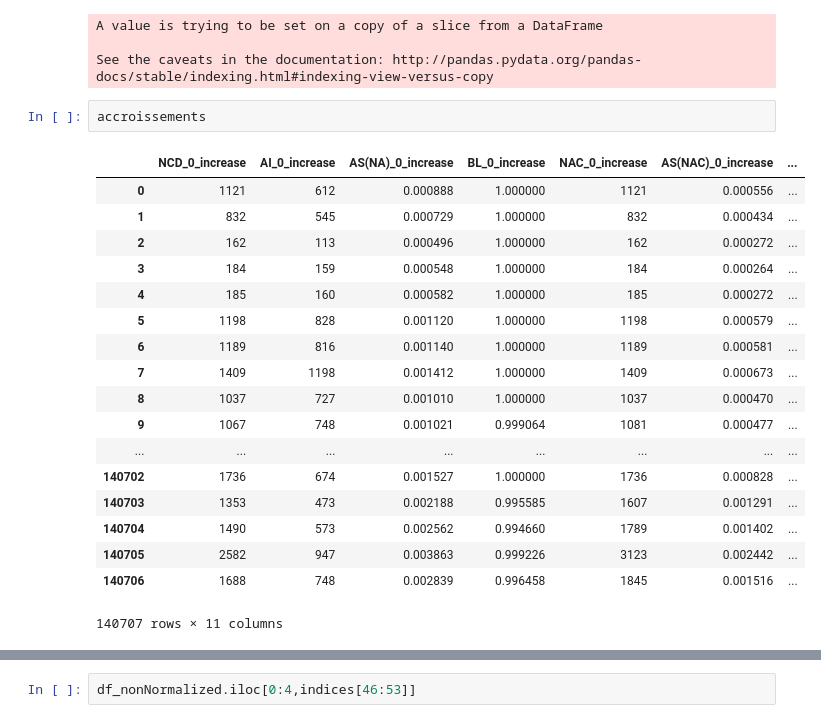
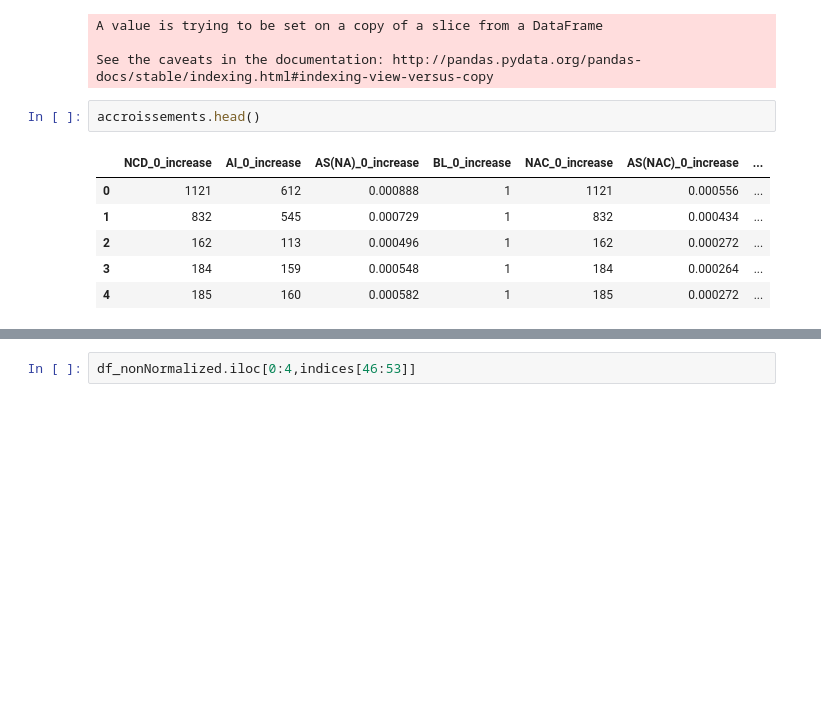
Before and after one commit to imachraoui/Buzz-social-media, a Jupyter notebook: Project-Buzz-David.ipynb, the cells around one changed output, grey strips where cells are left out. Drawn from its saved outputs; the diff is of its cells as text; blank space fills up the shorter version.

```diff
--- a/Project-Buzz-David.ipynb
+++ b/Project-Buzz-David.ipynb
@@ -151,23 +151,11 @@ A value is trying to be set on a copy of a slice from a DataFrame
 
 See the caveats in the documentation: http://pandas.pydata.org/pandas-docs/stable/indexing.html#indexing-view-versus-copy
 # %%
-accroissements
+accroissements.head()
 # %% [output]
 |  | NCD_0_increase | AI_0_increase | AS(NA)_0_increase | BL_0_increase | NAC_0_increase | AS(NAC)_0_increase | ... |
-| 0 | 1121 | 612 | 0.000888 | 1.000000 | 1121 | 0.000556 | ... |
-| 1 | 832 | 545 | 0.000729 | 1.000000 | 832 | 0.000434 | ... |
-| 2 | 162 | 113 | 0.000496 | 1.000000 | 162 | 0.000272 | ... |
-| 3 | 184 | 159 | 0.000548 | 1.000000 | 184 | 0.000264 | ... |
-| 4 | 185 | 160 | 0.000582 | 1.000000 | 185 | 0.000272 | ... |
-| 5 | 1198 | 828 | 0.001120 | 1.000000 | 1198 | 0.000579 | ... |
-| 6 | 1189 | 816 | 0.001140 | 1.000000 | 1189 | 0.000581 | ... |
-| 7 | 1409 | 1198 | 0.001412 | 1.000000 | 1409 | 0.000673 | ... |
-| 8 | 1037 | 727 | 0.001010 | 1.000000 | 1037 | 0.000470 | ... |
-| 9 | 1067 | 748 | 0.001021 | 0.999064 | 1081 | 0.000477 | ... |
-| ... | ... | ... | ... | ... | ... | ... | ... |
-| 140702 | 1736 | 674 | 0.001527 | 1.000000 | 1736 | 0.000828 | ... |
-| 140703 | 1353 | 473 | 0.002188 | 0.995585 | 1607 | 0.001291 | ... |
-| 140704 | 1490 | 573 | 0.002562 | 0.994660 | 1789 | 0.001402 | ... |
-| 140705 | 2582 | 947 | 0.003863 | 0.999226 | 3123 | 0.002442 | ... |
-| 140706 | 1688 | 748 | 0.002839 | 0.996458 | 1845 | 0.001516 | ... |
+| 0 | 1121 | 612 | 0.000888 | 1 | 1121 | 0.000556 | ... |
+| 1 | 832 | 545 | 0.000729 | 1 | 832 | 0.000434 | ... |
+| 2 | 162 | 113 | 0.000496 | 1 | 162 | 0.000272 | ... |
+| 3 | 184 | 159 | 0.000548 | 1 | 184 | 0.000264 | ... |
+| 4 | 185 | 160 | 0.000582 | 1 | 185 | 0.000272 | ... |
-140707 rows × 11 columns
```
Also changed, not shown: parts of 1 cell of this notebook.
